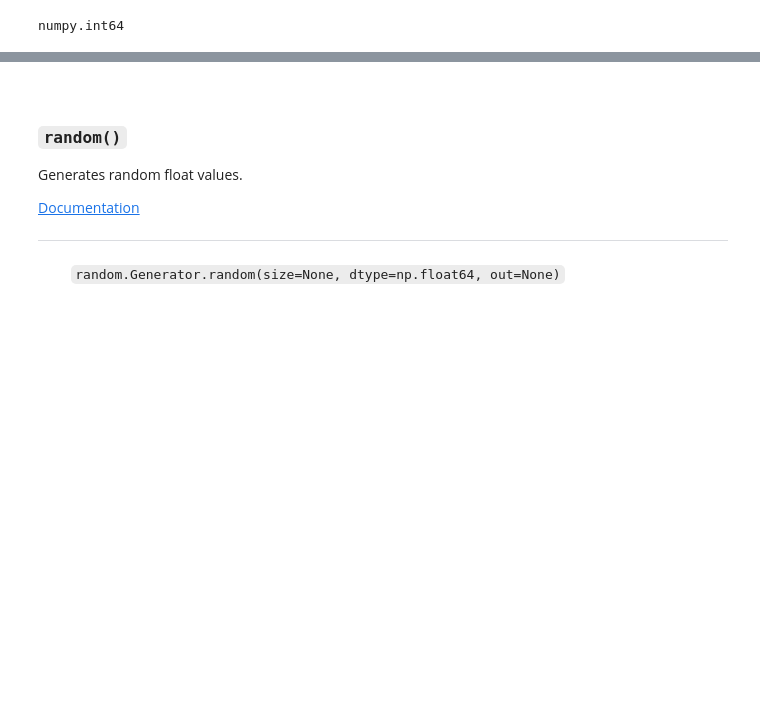
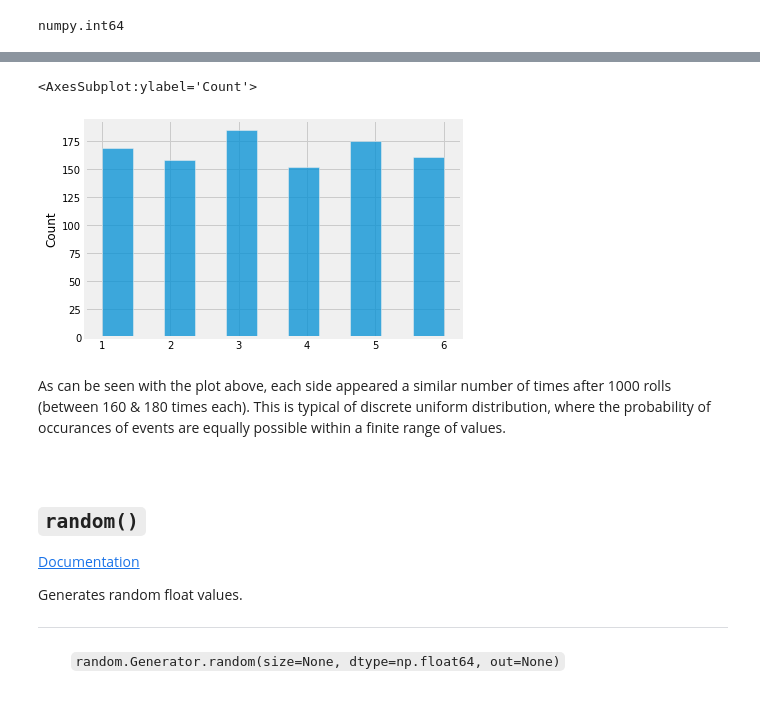
Before and after one commit to Izardo/Numpy-Random-Assignment, a Jupyter notebook: numpy-random.ipynb, the cells around one changed output, grey strips where cells are left out. Drawn from its saved outputs; the diff is of its cells as text; code cells hidden in the pictures; blank space fills up the shorter version.

```diff
--- a/numpy-random.ipynb
+++ b/numpy-random.ipynb
@@ -170,12 +185,24 @@ numpy.int64
+# %%
+# Roll the dice 1000 times.
+rolls = rng.integers(1, 7, size=1000)
+# %%
+# Plot results.
+sns.histplot(rolls)
+# %% [output]
+<AxesSubplot:ylabel='Count'>
+[figure, added]
+# %% [markdown]
+As can be seen with the plot above, each side appeared a similar number of times after 1000 rolls (between 160 & 180 times each). This is typical of discrete uniform distribution, where the probability of occurances of events are equally possible within a finite range of values.
 # %% [markdown]
 <br>
 <a id="Floats"></a>
 
-### `random()`
+## `random()`
+
+[Documentation](https://numpy.org/doc/stable/reference/random/generated/numpy.random.Generator.random.html#numpy.random.Generator.random)
 
 Generates random float values.
 
-[Documentation](https://numpy.org/doc/stable/reference/random/generated/numpy.random.Generator.random.html#numpy.random.Generator.random)
 ***
 # %% [markdown]
 &nbsp;&nbsp;&nbsp;&nbsp;&nbsp;&nbsp;&nbsp;&nbsp;&nbsp;`random.Generator.random(size=None, dtype=np.float64, out=None)`
```
Also changed, not shown: parts of 118 cells of this notebook.
